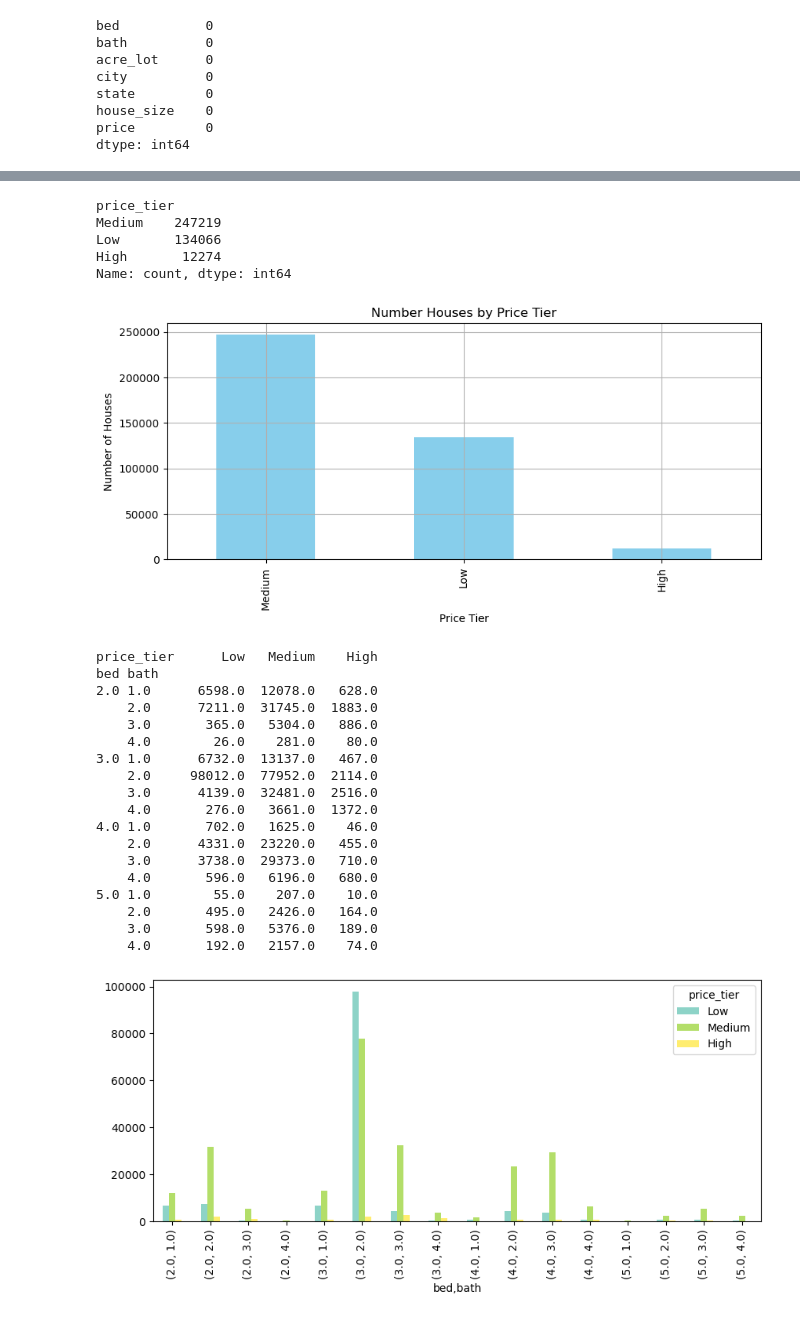
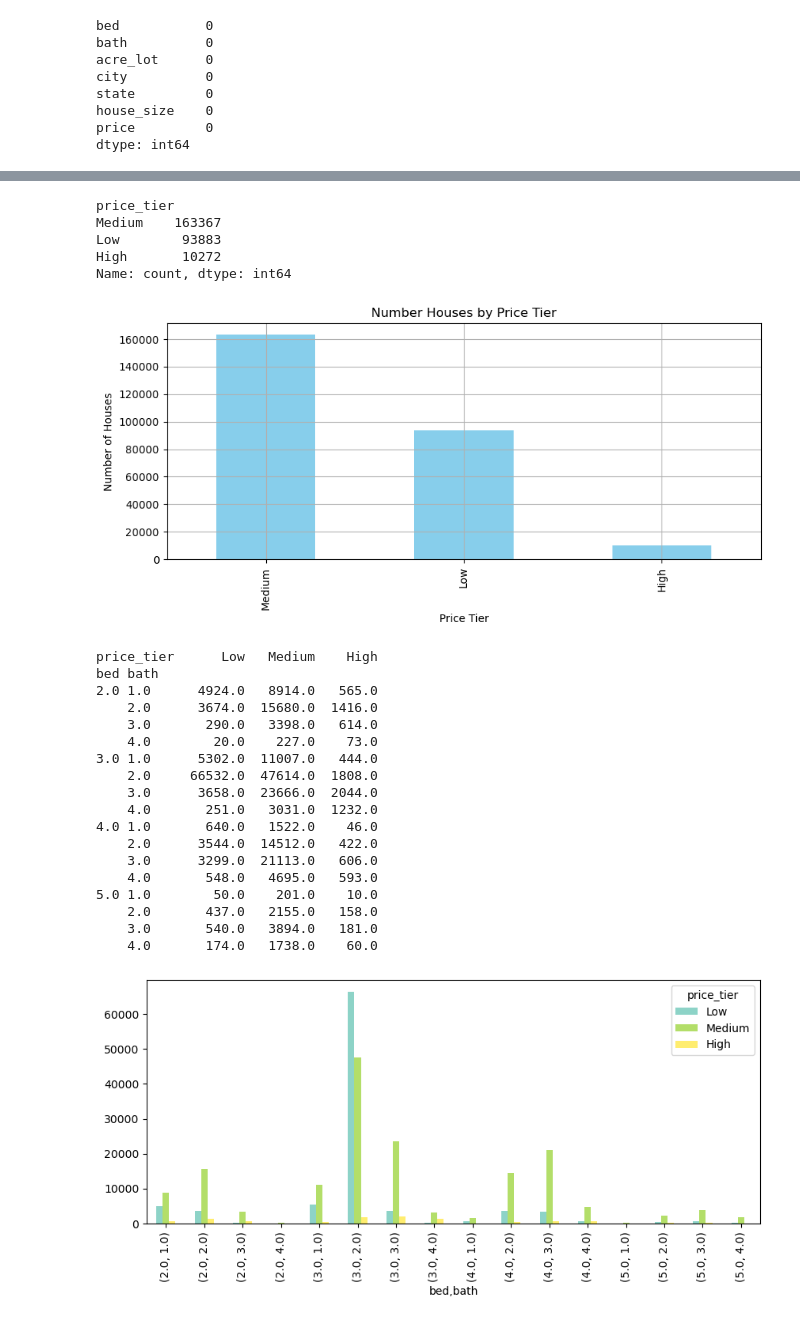
Before and after one commit to oxayavongsa/aai-501-final-team-4, a Jupyter notebook: Final Team 4 Real Estate.ipynb, the cells around one changed output, grey strips where cells are left out. Cells and saved outputs as stored; diff of their text form; code cells hidden in the pictures.

```diff
--- a/Final Team 4 Real Estate.ipynb
+++ b/Final Team 4 Real Estate.ipynb
@@ -27,6 +28,20 @@ df[numerical_columns] = df[numerical_columns].apply(lambda x: x.fillna(x.median(
 categorical_columns = ['city', 'state']
 df[categorical_columns] = df[categorical_columns].apply(lambda x: x.fillna(x.mode()[0]), axis=0)
 
+# Display all unique values in the 'state' column
+print("\nAll states (Including New Brunswick, Puerto Rico, and Virgin Islands):")
+print(df['state'].unique())
+
+# Define the list of states to delete
+delete_states = ['New Brunswick', 'Puerto Rico', 'Virgin Islands']
+
+# Filter the DataFrame to keep only rows where the 'state' column does not belong to the states to delete
+df = df[~df['state'].isin(delete_states)]
+
+# Display USA states only in the 'state' column
+print("\nUSA states only:")
+print(df['state'].unique())
+
 # Recheck info
 print(df.info())
 
@@ -276,9 +291,9 @@ df_no_outliers['price_tier'] = pd.cut(
 df_no_outliers['price_tier'].value_counts()
 # %% [output]
 price_tier
-Medium    247219
-Low       134066
-High       12274
+Medium    163367
+Low        93883
+High       10272
 Name: count, dtype: int64
 # %%
 # Plot number of houses by price tier
@@ -291,37 +306,37 @@ plt.ylabel('Number of Houses')
 plt.grid(True)
 plt.show()
 # %% [output]
-[figure, old version]
+[figure, new version]
 # %%
 # Plot distribution of price tier by number of beds and baths
 
 # Group data by bed, bath and price tier
-grouped = df_no_outliers.groupby(['bed', 'bath', 'price_tier']).size().reset_index(name='count')
+grouped = df_no_outliers.groupby(['bed', 'bath', 'price_tier'], observed=False).size().reset_index(name='count')
 
 # Create and print pivot table
 pivot_table = pd.pivot_table(grouped, values='count', index=['bed', 'bath'], columns=['price_tier'])
 print(pivot_table)
 
 # Plot bar chart for pivot table
 pivot_table.plot(kind='bar', figsize=(10,4), colormap='Set3')
 plt.show()
 # %% [output]
 price_tier      Low   Medium    High
 bed bath
-2.0 1.0      6598.0  12078.0   628.0
-    2.0      7211.0  31745.0  1883.0
-    3.0       365.0   5304.0   886.0
-    4.0        26.0    281.0    80.0
-3.0 1.0      6732.0  13137.0   467.0
-    2.0     98012.0  77952.0  2114.0
-    3.0      4139.0  32481.0  2516.0
-    4.0       276.0   3661.0  1372.0
-4.0 1.0       702.0   1625.0    46.0
-    2.0      4331.0  23220.0   455.0
-    3.0      3738.0  29373.0   710.0
-    4.0       596.0   6196.0   680.0
-5.0 1.0        55.0    207.0    10.0
-    2.0       495.0   2426.0   164.0
-    3.0       598.0   5376.0   189.0
-    4.0       192.0   2157.0    74.0
+2.0 1.0      4924.0   8914.0   565.0
+    2.0      3674.0  15680.0  1416.0
+    3.0       290.0   3398.0   614.0
+    4.0        20.0    227.0    73.0
+3.0 1.0      5302.0  11007.0   444.0
+    2.0     66532.0  47614.0  1808.0
+    3.0      3658.0  23666.0  2044.0
+    4.0       251.0   3031.0  1232.0
+4.0 1.0       640.0   1522.0    46.0
+    2.0      3544.0  14512.0   422.0
+    3.0      3299.0  21113.0   606.0
+    4.0       548.0   4695.0   593.0
+5.0 1.0        50.0    201.0    10.0
+    2.0       437.0   2155.0   158.0
+    3.0       540.0   3894.0   181.0
+    4.0       174.0   1738.0    60.0
-[figure, old version]
+[figure, new version]
```
Also changed, not shown: parts of 14 cells of this notebook.
